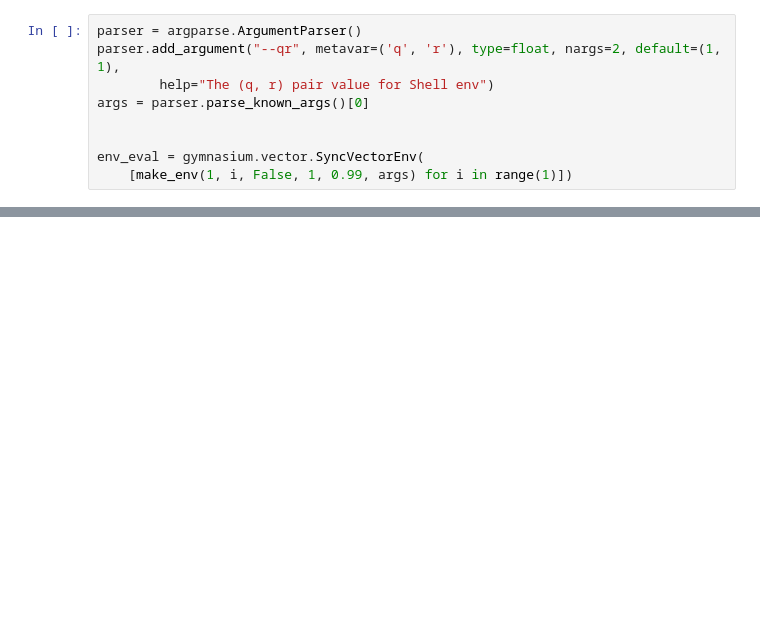
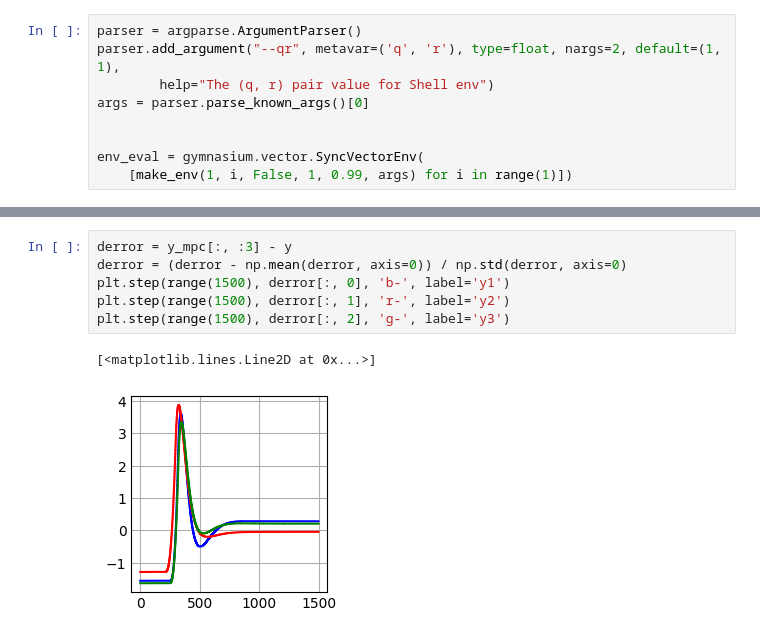
Before and after one commit to qiuruiyu/cleanrl, a Jupyter notebook: asu_test.ipynb, the cells around one changed output, grey strips where cells are left out. Cells and saved outputs as stored; diff of their text form; blank space fills up the shorter version.

```diff
--- a/asu_test.ipynb
+++ b/asu_test.ipynb
@@ -159,0 +190,9 @@ for i in range(nu):
+# %%
+derror = y_mpc[:, :3] - y
+derror = (derror - np.mean(derror, axis=0)) / np.std(derror, axis=0)
+plt.step(range(1500), derror[:, 0], 'b-', label='y1')
+plt.step(range(1500), derror[:, 1], 'r-', label='y2')
+plt.step(range(1500), derror[:, 2], 'g-', label='y3')
+# %% [output]
+[<matplotlib.lines.Line2D at 0x...>]
+[figure, added]
```
Also changed, not shown: parts of 8 cells of this notebook, 3 other files.
